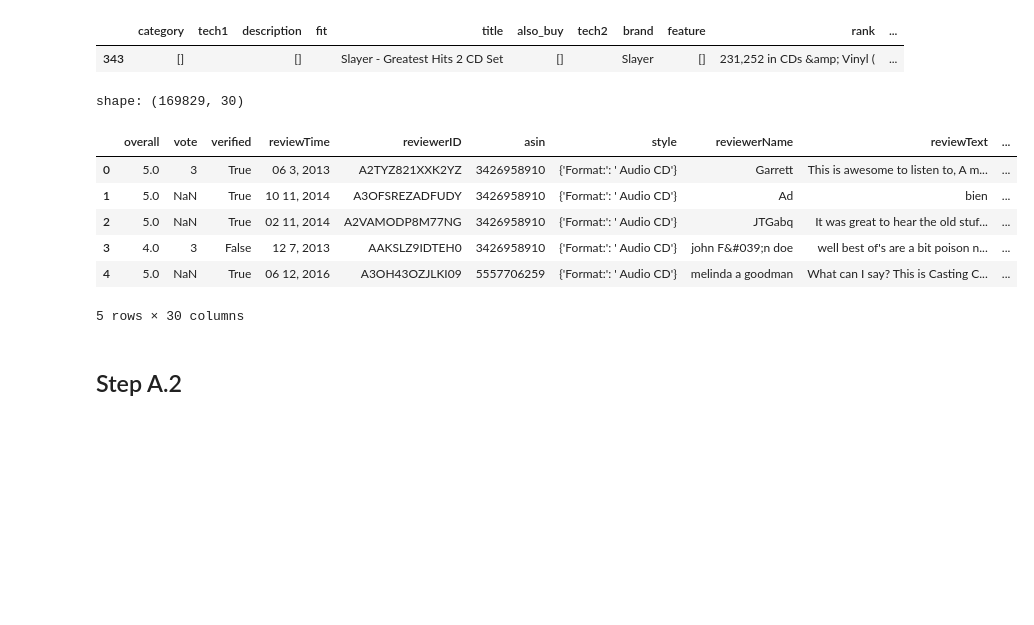
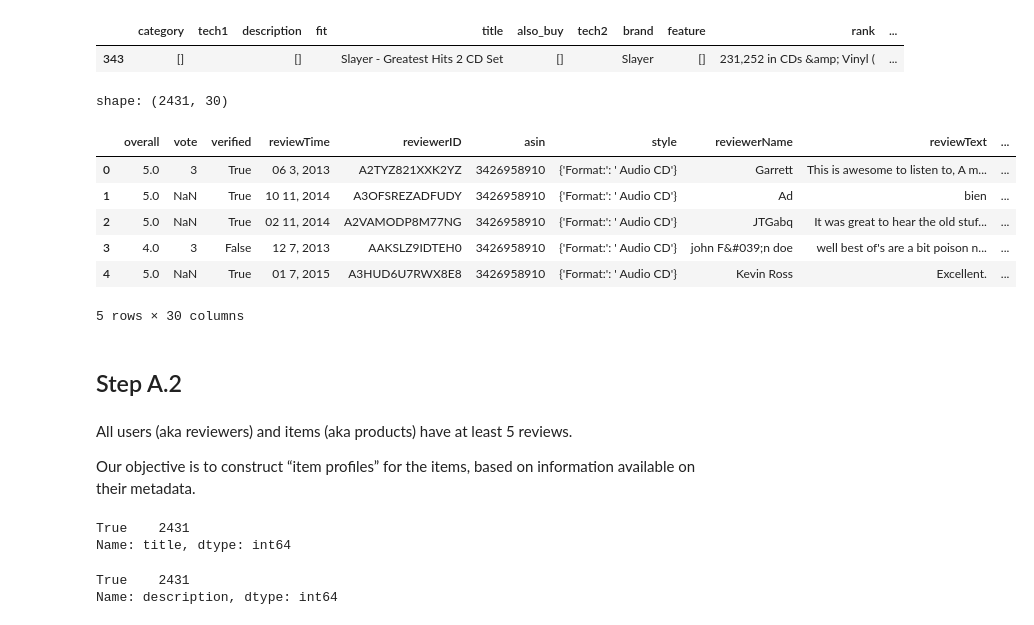
Before and after one commit to ilias-ant/recommender-systems, a Jupyter notebook: part1.ipynb, the cells around one changed output. Drawn from its saved outputs; the diff is of its cells as text; code cells hidden in the pictures; blank space fills up the shorter version.

Commit message:
[feat]: progress on content-based RecSys

```diff
--- a/part1.ipynb
+++ b/part1.ipynb
@@ -119,21 +186,23 @@ metadata[metadata["asin"] == review_data.loc[2]["asin"]]
 # %% [output]
 |  | category | tech1 | description | fit | title | also_buy | tech2 | brand | feature | rank | ... |
 | 343 | [] |  | [] |  | Slayer - Greatest Hits 2 CD Set | [] |  | Slayer | [] | 231,252 in CDs &amp; Vinyl ( | ... |
-# %%
-review_data["asin"] = review_data["asin"].map(str.strip)
-metadata["asin"] = metadata["asin"].map(str.strip)
 # %%
-data = pd.merge(review_data, metadata, how="left", on="asin")
+# for the content-based RecSys, we need both the review rating & title, description attrs - so an inner join
+data = pd.merge(review_data, metadata, how="inner", on="asin")
 
 inspect_df(data)
 # %% [output]
-shape: (169829, 30)
+shape: (2431, 30)
 |  | overall | vote | verified | reviewTime | reviewerID | asin | style | reviewerName | reviewText | ... |
 | 0 | 5.0 | 3 | True | 06 3, 2013 | A2TYZ821XXK2YZ | 3426958910 | {'Format:': ' Audio CD'} | Garrett | This is awesome to listen to, A m... | ... |
 | 1 | 5.0 | NaN | True | 10 11, 2014 | A3OFSREZADFUDY | 3426958910 | {'Format:': ' Audio CD'} | Ad | bien | ... |
 | 2 | 5.0 | NaN | True | 02 11, 2014 | A2VAMODP8M77NG | 3426958910 | {'Format:': ' Audio CD'} | JTGabq | It was great to hear the old stuf... | ... |
 | 3 | 4.0 | 3 | False | 12 7, 2013 | AAKSLZ9IDTEH0 | 3426958910 | {'Format:': ' Audio CD'} | john F&#039;n doe | well best of's are a bit poison n... | ... |
-| 4 | 5.0 | NaN | True | 06 12, 2016 | A3OH43OZJLKI09 | 5557706259 | {'Format:': ' Audio CD'} | melinda a goodman | What can I say? This is Casting C... | ... |
+| 4 | 5.0 | NaN | True | 01 7, 2015 | A3HUD6U7RWX8E8 | 3426958910 | {'Format:': ' Audio CD'} | Kevin Ross | Excellent. | ... |
 5 rows × 30 columns
 # %% [markdown]
 ## Step A.2
+# %% [markdown]
+All users (aka reviewers) and items (aka products) have at least 5 reviews.
+
+Our objective is to construct “item profiles” for the items, based on information available on their metadata.
@@ -139,0 +211,10 @@ shape: (169829, 30)
+# %%
+content["title"].map(lambda x: isinstance(x, str)).value_counts()
+# %% [output]
+True    2431
+Name: title, dtype: int64
+# %%
+content["description"].map(lambda x: isinstance(x, list)).value_counts()
+# %% [output]
+True    2431
+Name: description, dtype: int64
```
Also changed, not shown: parts of 24 cells of this notebook, 2 other files.
